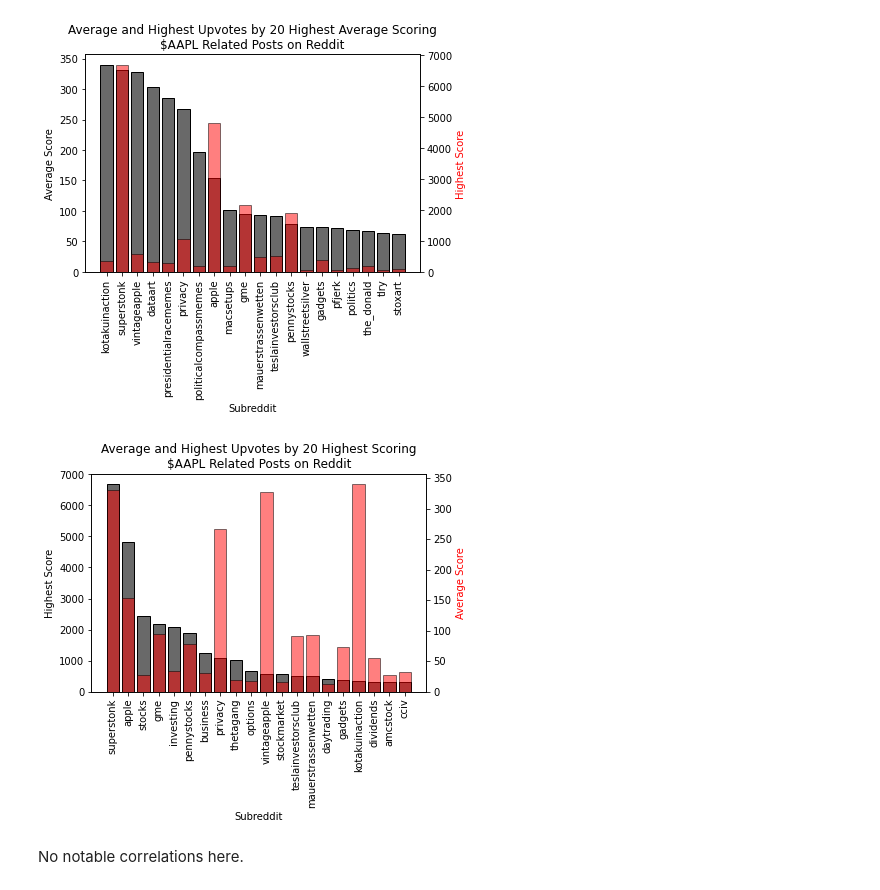
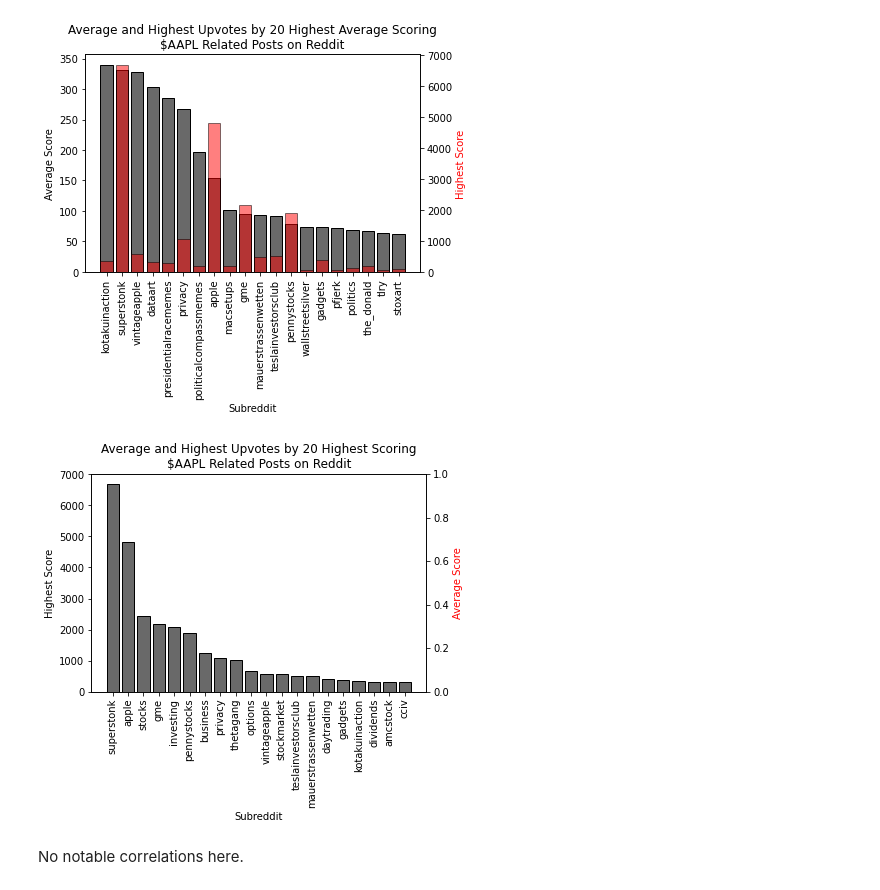
Before and after one commit to JackIHill/DataAnalytics, a Jupyter notebook: Independent/AAPL Analysis/AAPL Stock+Reddit Analysis.ipynb, the cells around one changed output. Saved outputs shown, nothing was run; the diff lists cells and outputs as text; code cells hidden in the pictures.

```diff
--- a/Independent/AAPL Analysis/AAPL Stock+Reddit Analysis.ipynb
+++ b/Independent/AAPL Analysis/AAPL Stock+Reddit Analysis.ipynb
@@ -5,8 +11,8 @@ import os
 # %%
 cwd = os.getcwd()
 # %%
-raw_posts = pd.read_csv(cwd + '//AAPL Reddit Data//five-years-of-aapl-on-reddit-posts.csv')
-raw_comments = pd.read_csv(cwd + '//AAPL Reddit Data//five-years-of-aapl-on-reddit-comments.csv')
+raw_posts = pd.read_csv(cwd + '//AAPL Reddit Data//five-years-of-aapl-on-reddit-posts.csv', encoding='utf-8')
+raw_comments = pd.read_csv(cwd + '//AAPL Reddit Data//five-years-of-aapl-on-reddit-comments.csv', encoding='utf-8')
 # %% [markdown]
 ##### Check no comments were erroneously added to the 'post' csv:
 # %%
@@ -232,7 +234,11 @@ plt.show()
 # %% [markdown]
 ##### For some extra insight, I plot the prior two graphs again, but this time overlaid with each sub's max, or average score.
 # %%
-avg_max_scores = pd.merge(left=top_avg, right=top_max, how='inner', left_on='subreddit', right_on='subreddit')
+avg_max_scores = pd.merge(
+    left=top_avg, right=top_max,
+    how='inner',
+    on='subreddit')
+
 avg_max_scores.rename(columns={'score_x': 'average', 'score_y': 'max'}, inplace=True)
 
 top_20_avg_sort = avg_max_scores.sort_values('average', ascending=False).head(20)
@@ -257,22 +263,22 @@ plt.show()
 [figure]
 # %%
 fig1, ax = plt.subplots()
-ax1 = ax.twinx()
+ax2 = ax.twinx()
 
 ax.bar(top_20_max_sort['subreddit'], top_20_max_sort['max'], color='dimgrey', edgecolor='k')
 ax1.bar(top_20_max_sort['subreddit'], top_20_max_sort['average'], color='r', edgecolor='k', alpha=0.5)
 
 ax.set_xlabel('Subreddit')
 ax.set_ylabel('Highest Score')
-ax1.set_ylabel('Average Score', color='r')
+ax2.set_ylabel('Average Score', color='r')
 
 ax.set_title('Average and Highest Upvotes by 20 Highest Scoring\n$AAPL Related Posts on Reddit')
 
 ax.tick_params('x', labelrotation=90)
 
 plt.show()
 # %% [output]
-[figure, old version]
+[figure, new version]
 # %% [markdown]
 No notable correlations here.
 # %% [markdown]
```
Also changed, not shown: parts of 13 cells of this notebook.
